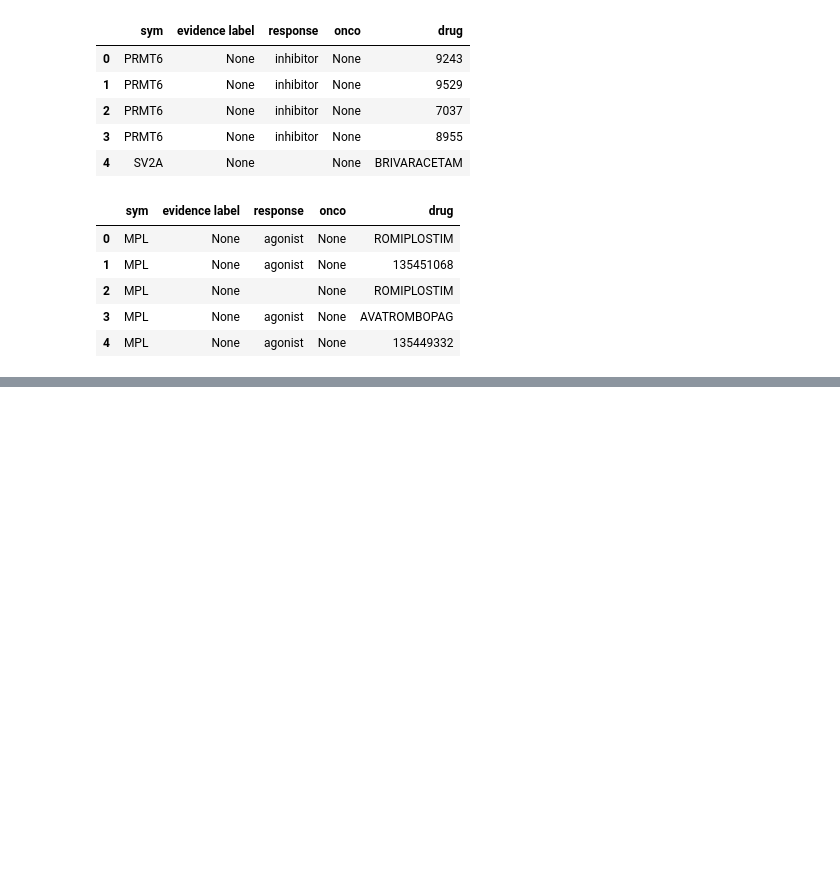
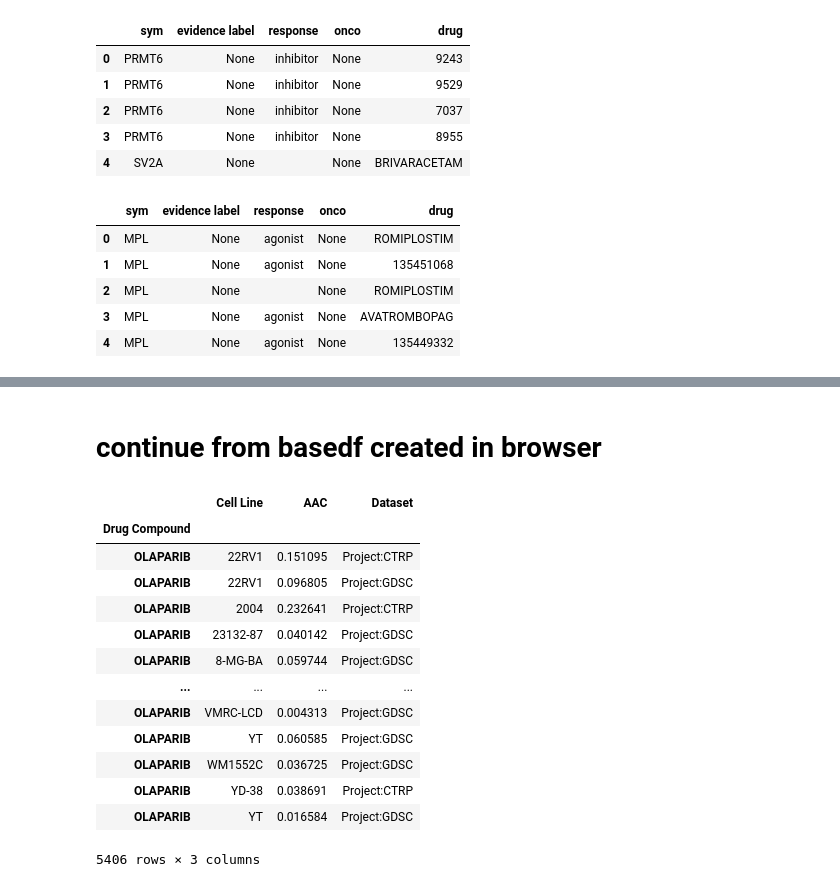
Before and after one commit to bmeg/bmeg-dash, a Jupyter notebook: notebooks/expand_g2p.ipynb, the cells around one changed output, grey strips where cells are left out. Drawn from its saved outputs; the diff is of its cells as text; code cells hidden in the pictures; blank space fills up the shorter version.

```diff
--- a/notebooks/expand_g2p.ipynb
+++ b/notebooks/expand_g2p.ipynb
@@ -109,3 +109,5 @@ piecharts_celllines(subset)
 # %% [output]
 [interactive output not drawn]
 [interactive output not drawn]
+# %% [markdown]
+# continue from basedf created in browser
@@ -111,0 +135,18 @@ piecharts_celllines(subset)
+# %%
+baseDF = pd.read_csv('../ignore.tsv',sep='\t',index_col=0)
+baseDF
+# %% [output]
+|  | Cell Line | AAC | Dataset |
+| Drug Compound |  |  |  |
+| OLAPARIB | 22RV1 | 0.151095 | Project:CTRP |
+| OLAPARIB | 22RV1 | 0.096805 | Project:GDSC |
+| OLAPARIB | 2004 | 0.232641 | Project:CTRP |
+| OLAPARIB | 23132-87 | 0.040142 | Project:GDSC |
+| OLAPARIB | 8-MG-BA | 0.059744 | Project:GDSC |
+| ... | ... | ... | ... |
+| OLAPARIB | VMRC-LCD | 0.004313 | Project:GDSC |
+| OLAPARIB | YT | 0.060585 | Project:GDSC |
+| OLAPARIB | WM1552C | 0.036725 | Project:GDSC |
+| OLAPARIB | YD-38 | 0.038691 | Project:CTRP |
+| OLAPARIB | YT | 0.016584 | Project:GDSC |
+5406 rows × 3 columns
```
Also changed, not shown: parts of 2 cells of this notebook, 4 other files.
